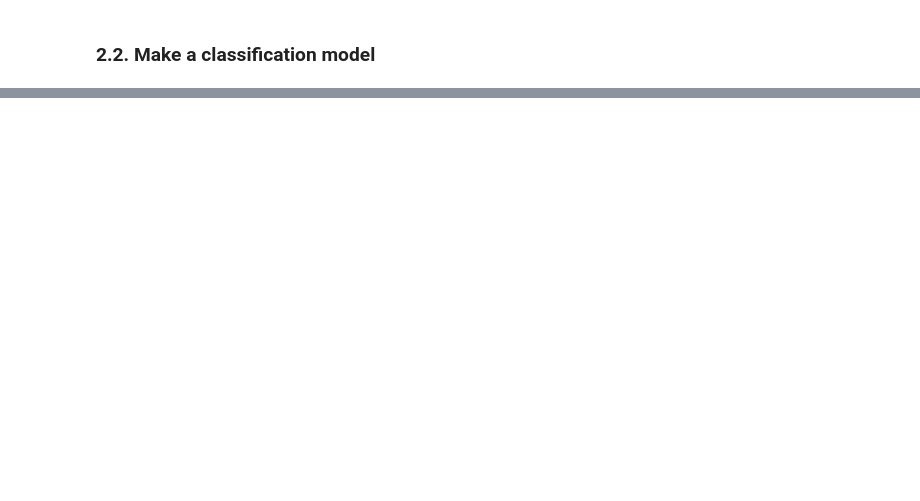
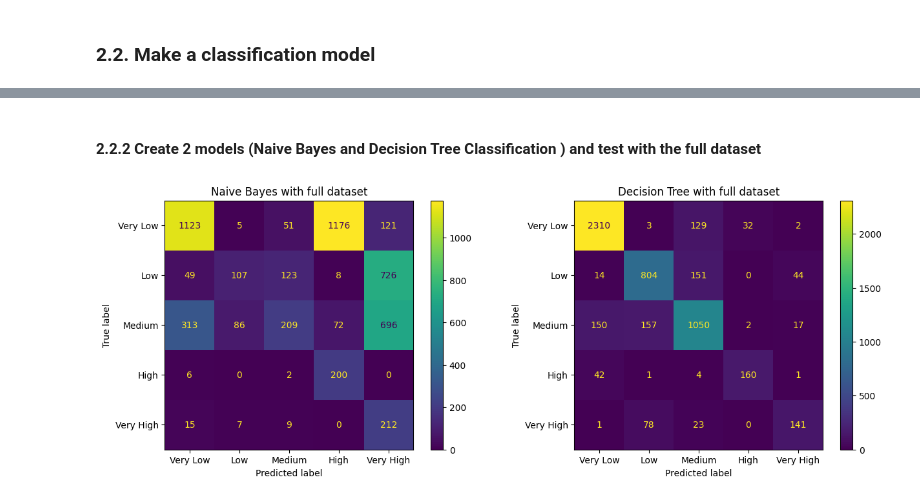
Before and after one commit to davidmbconceicao/PD22-23, a Jupyter notebook: HomeAssignment1/HA1David.ipynb, the cells around one changed output, grey strips where cells are left out. Drawn from its saved outputs; the diff is of its cells as text; code cells hidden in the pictures; blank space fills up the shorter version.

```diff
--- a/HomeAssignment1/HA1David.ipynb
+++ b/HomeAssignment1/HA1David.ipynb
@@ -285,0 +262,31 @@ The rmse for the Decion Tree Model is 50
+# %% [markdown]
+#### 2.2.2 Create 2 models (Naive Bayes and Decision Tree Classification ) and test with the full dataset
+# %%
+nb_model = GaussianNB()
+dtc_model = DecisionTreeClassifier(criterion='gini', min_samples_leaf=5)
+
+nb_model.fit(X_train_scaled, y_train_classification)
+dtc_model.fit(X_train_scaled, y_train_classification)
+
+nb_preds = nb_model.predict(X_test_scaled)
+dtc_preds = dtc_model.predict(X_test_scaled)
+
+
+# Plot confusion matrix
+fig, axes = plt.subplots(1,2,figsize=(15, 5))
+nb_cm = ConfusionMatrixDisplay(
+    confusion_matrix(y_test_classification, nb_preds),
+    display_labels=["Very Low", "Low", "Medium", "High", "Very High"],
+)
+dtc_cm = ConfusionMatrixDisplay(
+    confusion_matrix(y_test_classification, dtc_preds),
+    display_labels=["Very Low", "Low", "Medium", "High", "Very High"],
+)
+
+nb_cm.plot(ax=axes[0])
+nb_cm.ax_.set_title('Naive Bayes with full dataset')
+dtc_cm.plot(ax=axes[1])
+dtc_cm.ax_.set_title('Decision Tree with full dataset')
+plt.show()
+# %% [output]
+[figure, added]
```
Also changed, not shown: parts of 28 cells of this notebook, 1 other file.
